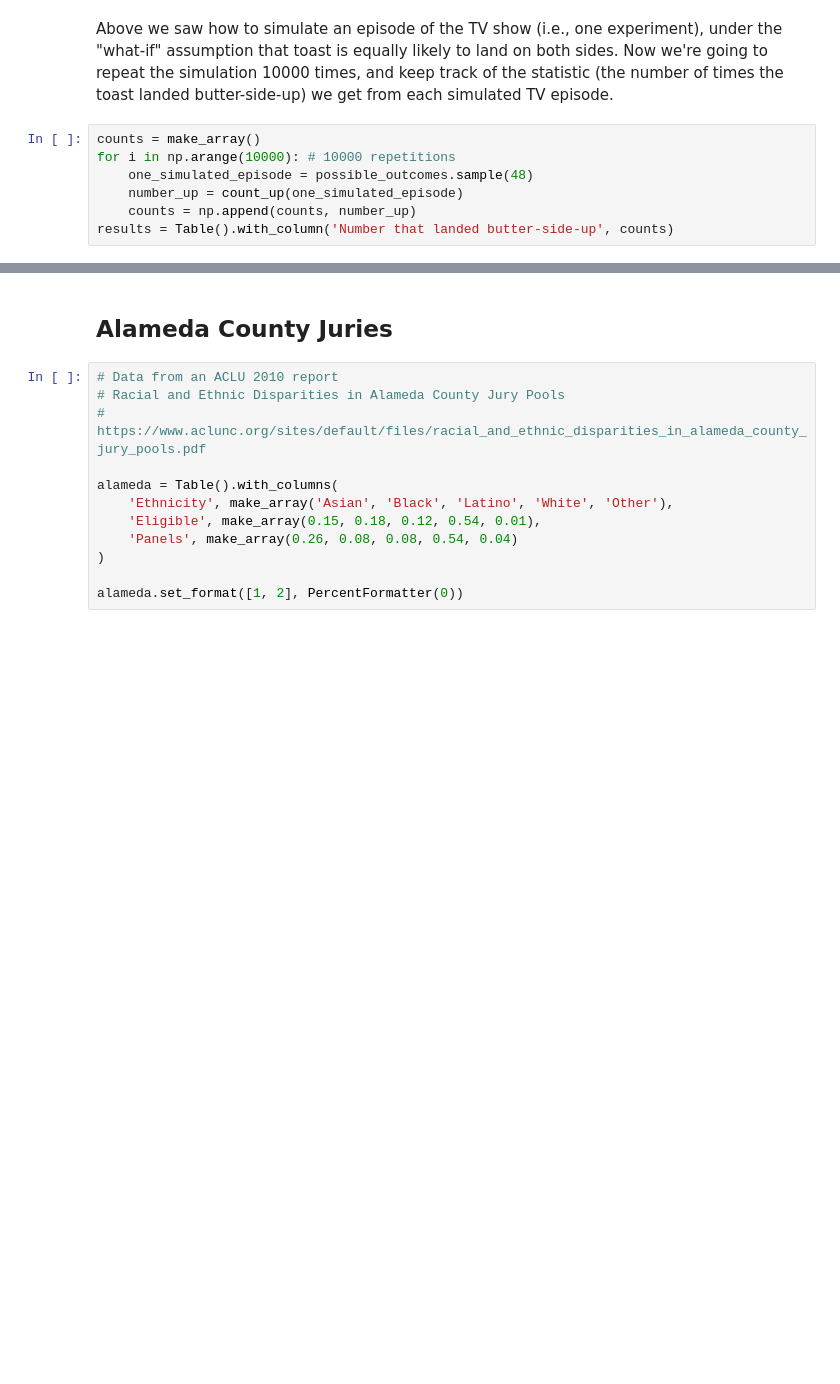
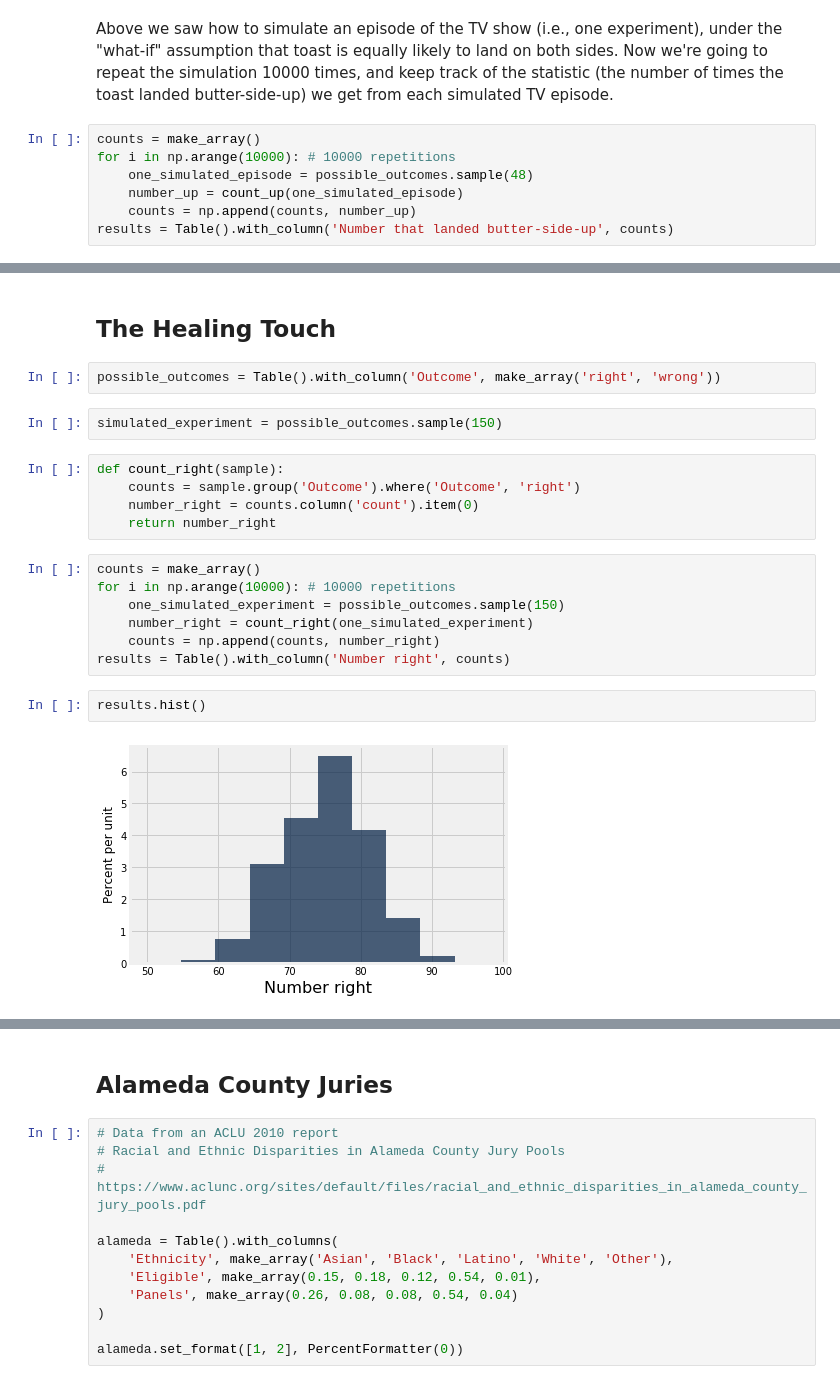
Before and after one commit to data-8/materials-fa17, a Jupyter notebook: lec/lec19.ipynb, the cells around one changed output, grey strips where cells are left out. Cells and saved outputs as stored; diff of their text form; blank space fills up the shorter version.

```diff
--- a/lec/lec19.ipynb
+++ b/lec/lec19.ipynb
@@ -88,0 +89,22 @@ results.where('Number that landed butter-side-up',
+# %% [markdown]
+## The Healing Touch
+# %%
+possible_outcomes = Table().with_column('Outcome', make_array('right', 'wrong'))
+# %%
+simulated_experiment = possible_outcomes.sample(150)
+# %%
+def count_right(sample):
+    counts = sample.group('Outcome').where('Outcome', 'right')
+    number_right = counts.column('count').item(0)
+    return number_right
+# %%
+counts = make_array()
+for i in np.arange(10000): # 10000 repetitions
+    one_simulated_experiment = possible_outcomes.sample(150)
+    number_right = count_right(one_simulated_experiment)
+    counts = np.append(counts, number_right)
+results = Table().with_column('Number right', counts)
+# %%
+results.hist()
+# %% [output]
+[figure, added]
```
Also changed, not shown: parts of 31 cells of this notebook.
